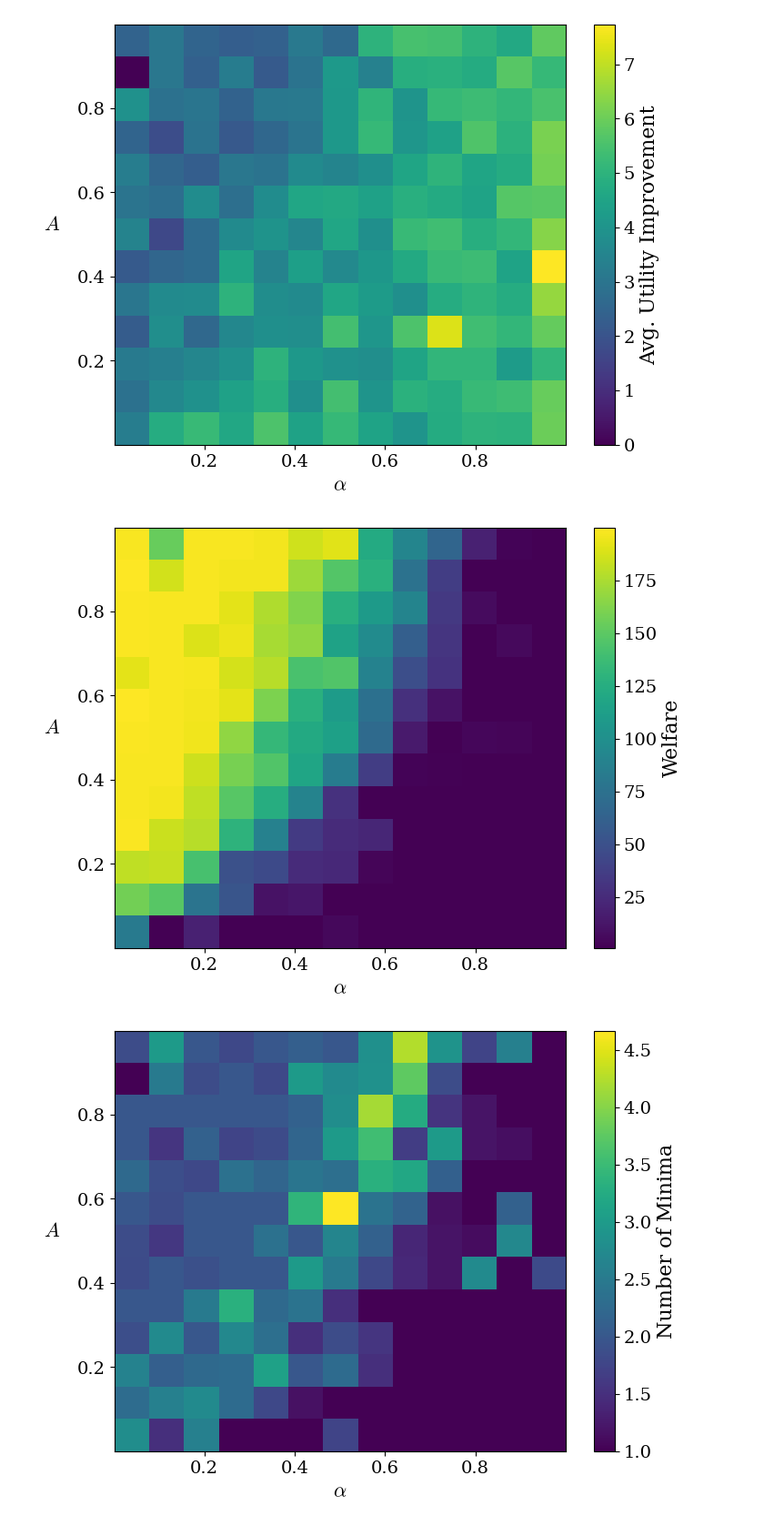
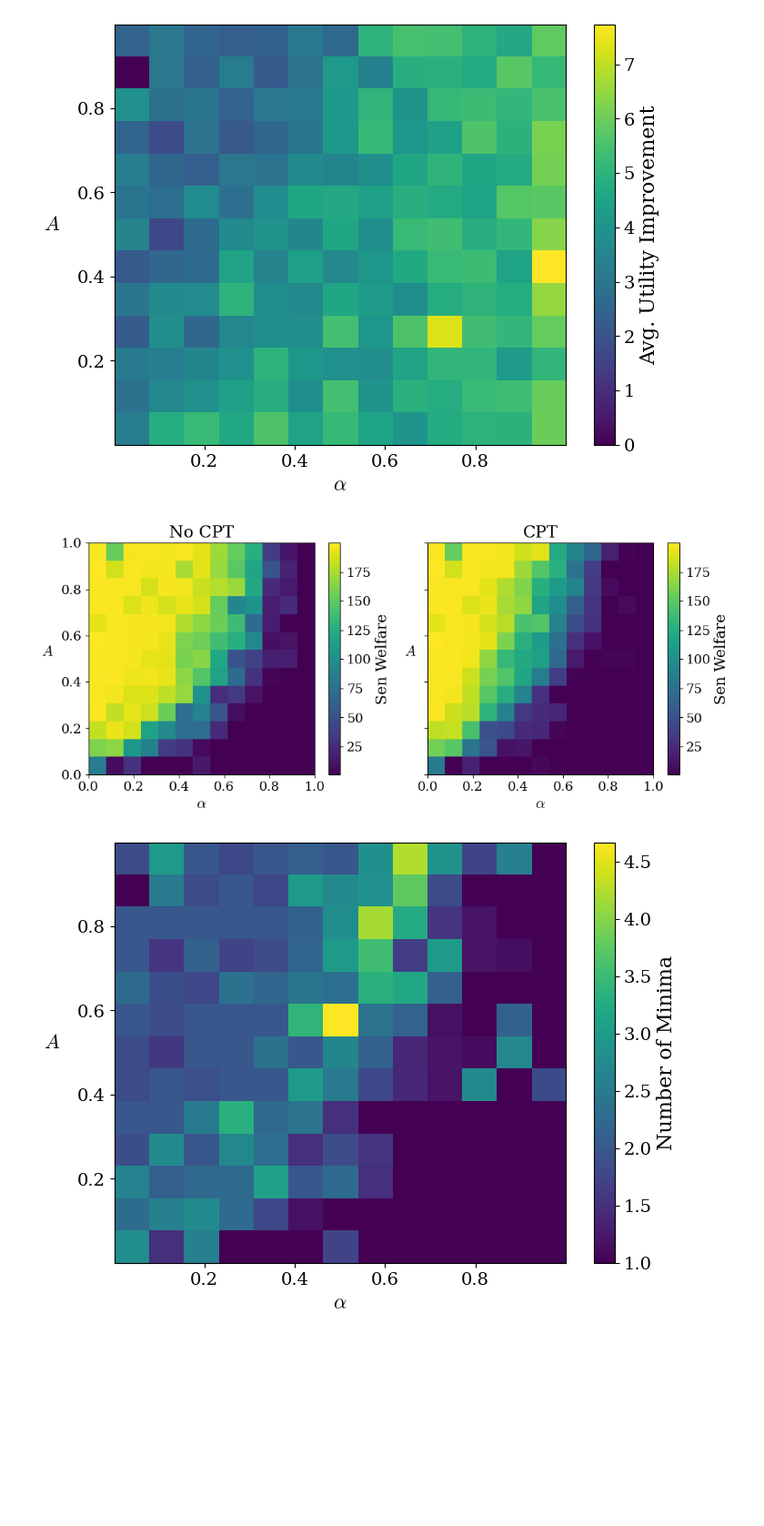
Before and after one commit to charlesaugdupont/cognitive-biases-endogenous-volatility, a Jupyter notebook: LowHealthHighWealthResults.ipynb, the cells around one changed output. Shown: that part at 91% size. Drawn from its saved outputs; the diff is of its cells as text; code cells hidden in the pictures; blank space fills up the shorter version.

```diff
--- a/LowHealthHighWealthResults.ipynb
+++ b/LowHealthHighWealthResults.ipynb
@@ -1141,23 +1141,43 @@ plt.show()
 # %%
 idx1 = 0
 idx2 = 4
 
-x = PARAM[:,idx1]
-y = PARAM[:,idx2]
-z = [sen_results[i][1] for i in range(1024)]
+fig, axs = plt.subplots(1, 2, figsize=(12,4.5), sharey=True)
 
-statistic, x_edges, y_edges, binnumber = binned_statistic_2d(
-    x, y, z, statistic='mean', bins=13, range=[[x.min(), x.max()], [y.min(), y.max()]]
-)
-plt.figure(figsize=(8, 6))
-plt.imshow(statistic.T, origin='lower', extent=[x.min(), x.max(), y.min(), y.max()],
-           aspect='auto', cmap='viridis')
-plt.colorbar(label="Welfare")
-plt.xlabel(problem["names"][idx1])
-plt.ylabel(problem["names"][idx2], rotation=0, labelpad=20)
+for i,result_dir in enumerate(["cpt_no_effect", "results_5"]):
+    with open(f"sen_welfare_{result_dir}.pickle", "rb") as f:
+        sen_results = pickle.load(f)
+
+    PARAM = []
+    for idx,f in tqdm(enumerate(os.listdir(result_dir))):
+        with open(os.path.join(result_dir, f), "rb") as f:
+            res = pickle.load(f)
+        p = res["params"]
+        PARAM.append(
+            (p["alpha"],p["P_H_decrease"], p["P_H_increase"], p["gamma"], p["w_delta_scale"], p["gamma"], p["eta"])
+        )
+    PARAM = np.stack(PARAM)
+    x = PARAM[:,idx1]
+    y = PARAM[:,idx2]
+
+    z = [sen_results[i][1] for i in range(1024)]
+
+    statistic, x_edges, y_edges, binnumber = binned_statistic_2d(
+        x, y, z, statistic='mean', bins=13, range=[[x.min(), x.max()], [y.min(), y.max()]]
+    )
+    im = axs[i].imshow(statistic.T, origin='lower', extent=[x.min(), x.max(), y.min(), y.max()],
+               aspect='auto', cmap='viridis')
+    fig.colorbar(im, ax=axs[i], label="Sen Welfare")
+
+    axs[i].set_title(["No CPT", "CPT"][i])
+    axs[i].set_xticks([0, 0.2, 0.4, 0.6, 0.8, 1.0])
+    axs[i].set_yticks([0, 0.2, 0.4, 0.6, 0.8, 1.0])
+    axs[i].set_xlabel(r"$\alpha$")
+    axs[i].set_ylabel(r"$A$", rotation=0, labelpad=15)
+
 plt.show()
 # %% [output]
-[figure, old version]
+[figure, new version]
 # %%
 idx1 = 0
 idx2 = 4
```
Also changed, not shown: 3 other files.
